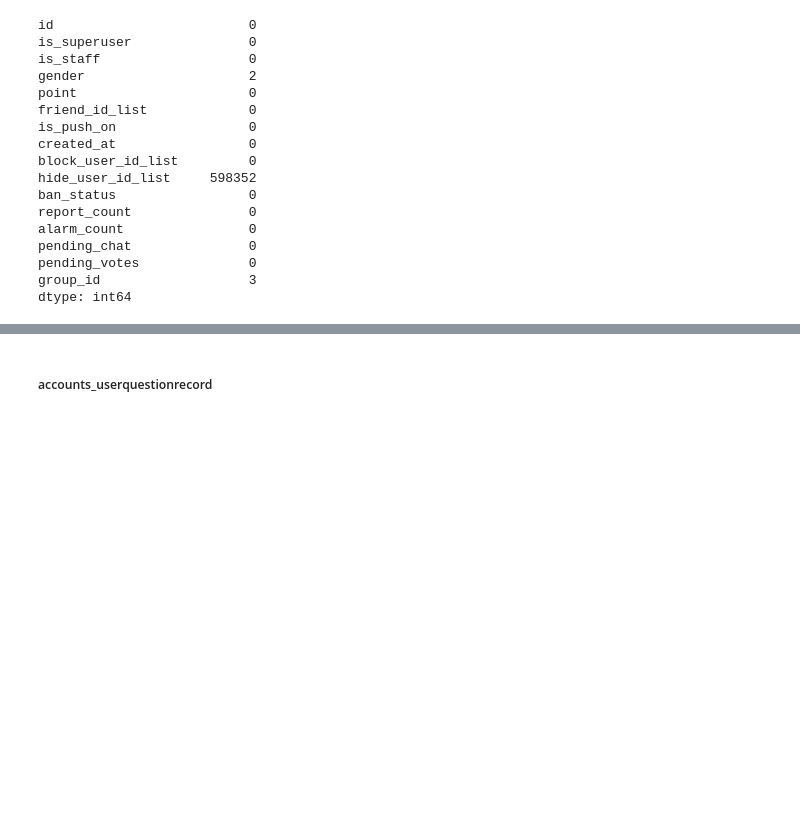
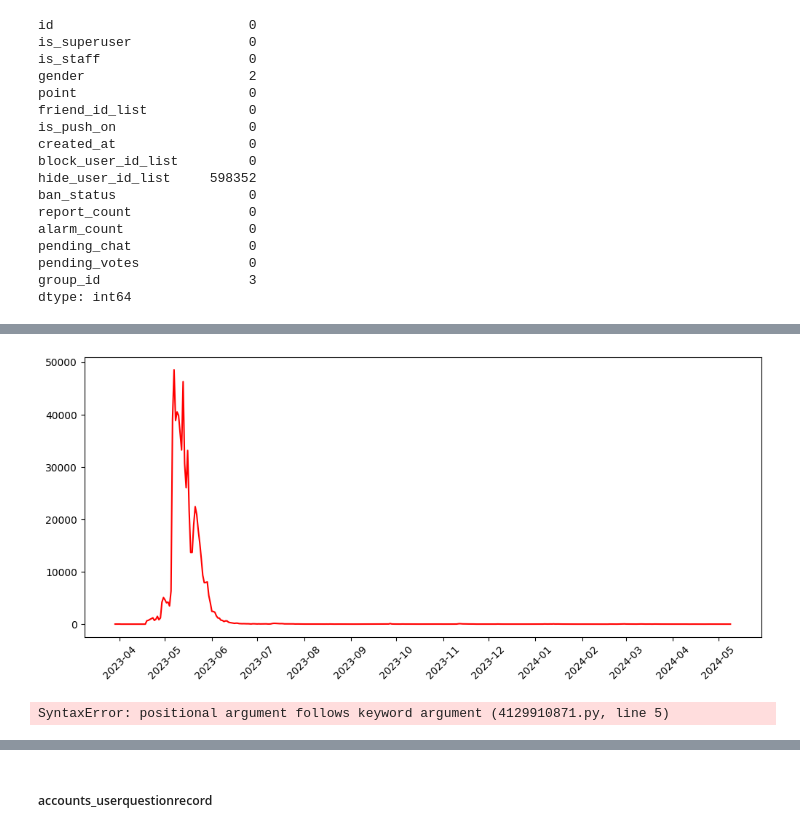
Before and after one commit to goodnews724/sprint_final_project, a Jupyter notebook: notebooks/jaemun.ipynb, the cells around one changed output, grey strips where cells are left out. Saved outputs shown, nothing was run; the diff lists cells and outputs as text; code cells hidden in the pictures; blank space fills up the shorter version.

```diff
--- a/notebooks/jaemun.ipynb
+++ b/notebooks/jaemun.ipynb
@@ -699,0 +768,4 @@ accounts_user_processed
+# %%
+accounts_user['period_d'] = accounts_user['created_at'].dt.to_period('D').astype(str)
+# %%
+accounts_day = accounts_user.groupby(['period_d'])[['id']].count().reset_index()
@@ -699,0 +774,28 @@ accounts_user_processed
+# %%
+# Convert period_d to datetime for plotting
+period_d_dt = pd.to_datetime(accounts_day['period_d'])
+
+plt.figure(figsize=(12,5))
+plt.plot(period_d_dt, accounts_day['id'], color='red')
+
+# Set xticks at the start of each month
+month_starts = period_d_dt[period_d_dt.dt.is_month_start].drop_duplicates()
+plt.xticks(ticks=month_starts, labels=month_starts.dt.strftime('%Y-%m'), rotation=45)
+
+plt.show()
+# %% [output]
+[figure, added]
+# %%
+# Convert period_d to datetime for plotting
+period_d_dt = pd.to_datetime(accounts_day['period_d'])
+
+plt.figure(figsize=(12,5))
+plt.plot(period_d_dt, accounts_day['id'], color='red')
+
+# Set xticks at the start of each month
+month_starts = period_d_dt[period_d_dt.dt.is_month_start].drop_duplicates()
+plt.xticks(ticks=month_starts, labels=month_starts.dt.strftime('%Y-%m'), rotation=45)
+
+plt.show()
+# %% [output]
+SyntaxError: positional argument follows keyword argument (4129910871.py, line 5)
```
Also changed, not shown: parts of 81 cells of this notebook.
